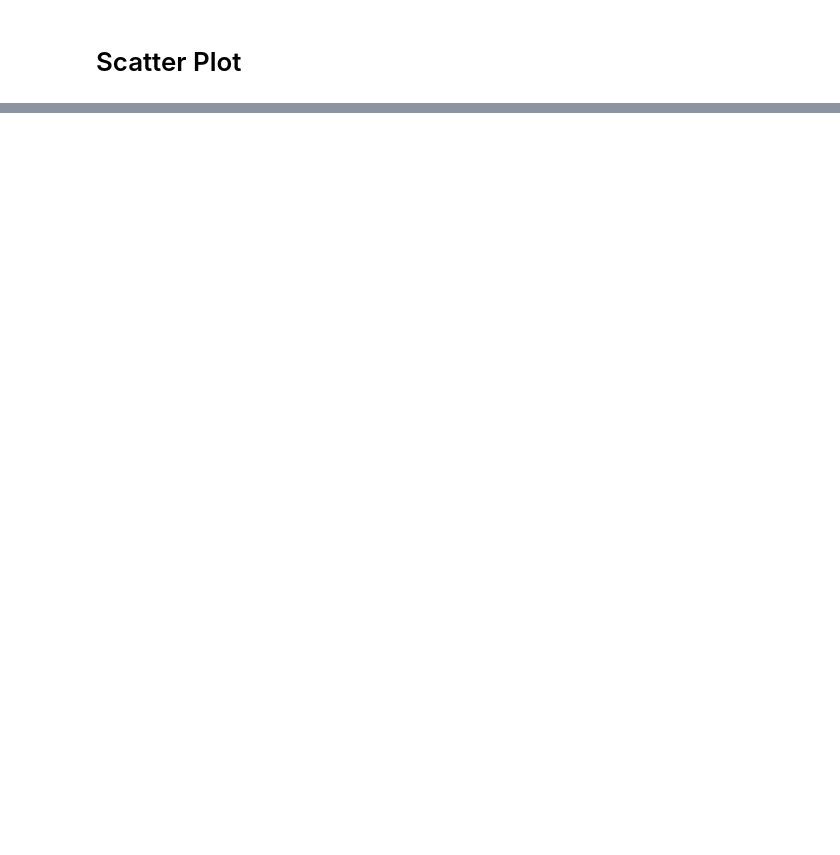
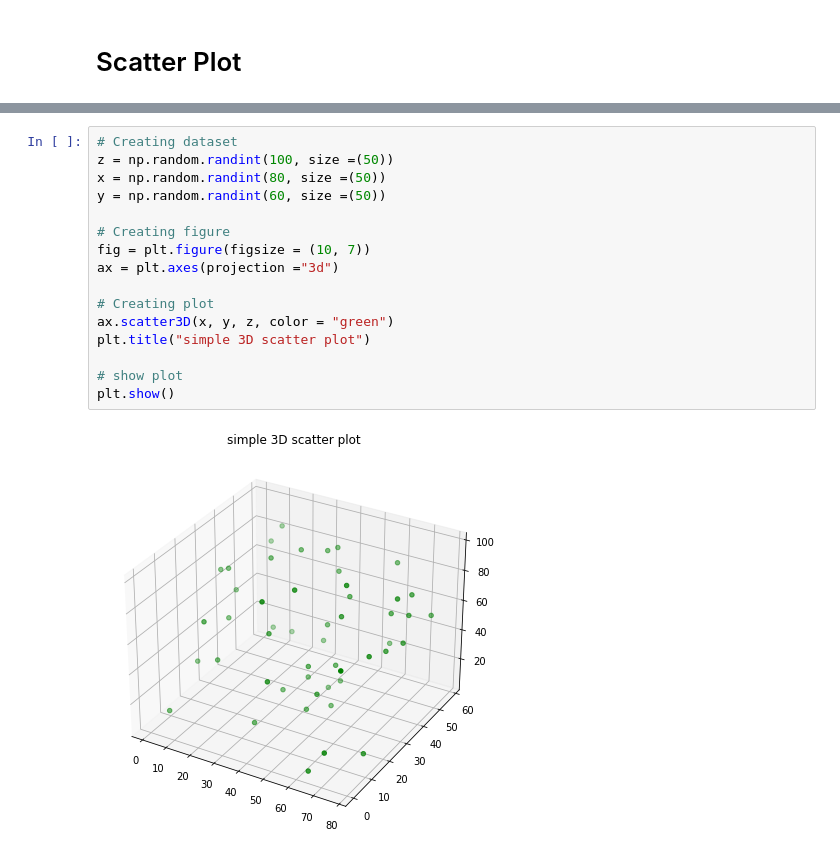
Before and after one commit to Rasel-25/Python, a Jupyter notebook: dataVisualization/eda.ipynb, the cells around one changed output, grey strips where cells are left out. Saved outputs shown, nothing was run; the diff lists cells and outputs as text; blank space fills up the shorter version.

```diff
--- a/dataVisualization/eda.ipynb
+++ b/dataVisualization/eda.ipynb
@@ -123,0 +129,18 @@ plt.show()
+# %%
+# Creating dataset
+z = np.random.randint(100, size =(50))
+x = np.random.randint(80, size =(50))
+y = np.random.randint(60, size =(50))
+
+# Creating figure
+fig = plt.figure(figsize = (10, 7))
+ax = plt.axes(projection ="3d")
+
+# Creating plot
+ax.scatter3D(x, y, z, color = "green")
+plt.title("simple 3D scatter plot")
+
+# show plot
+plt.show()
+# %% [output]
+[figure, added]
```
Also changed, not shown: parts of 10 cells of this notebook, 1 other file.
